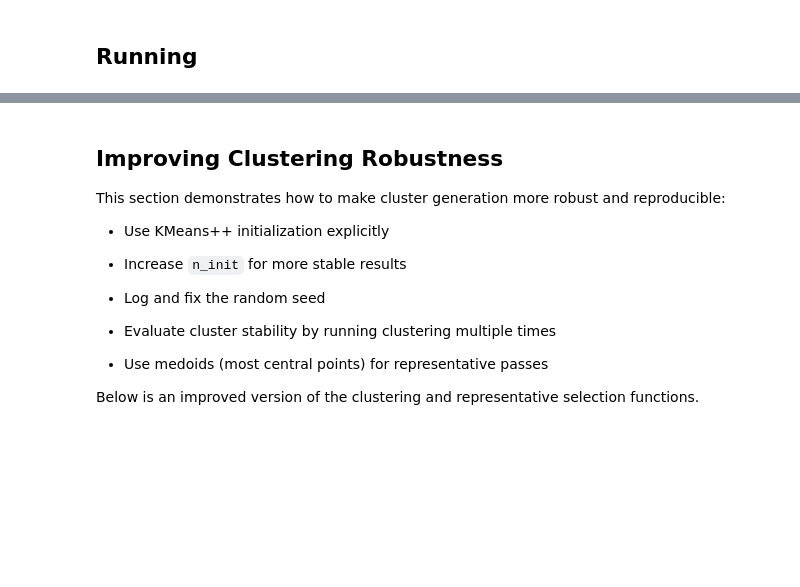
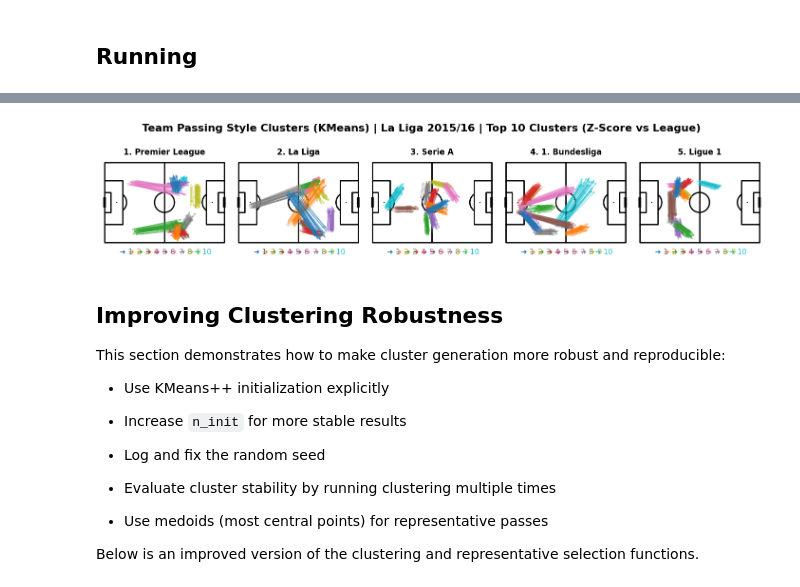
Before and after one commit to clissa/transfer-learning-for-football-AI, a Jupyter notebook: notebooks/covariate shift.ipynb, the cells around one changed output, grey strips where cells are left out. Saved outputs shown, nothing was run; the diff lists cells and outputs as text; code cells hidden in the pictures; blank space fills up the shorter version.

```diff
--- a/notebooks/covariate shift.ipynb
+++ b/notebooks/covariate shift.ipynb
@@ -305,3 +306,25 @@ plot_grid(
+# %%
+# Run robust clustering
+seed = 24
+n_init = 100
+top_n=10
+
+df_all, scaler, model = run_clustering_kmeans(
+    df, n_clusters=N_CLUSTERS, seed=seed, n_init=n_init
+)
+
+dist_all = compute_zscores(df_all)
+
+
+plot_grid(
+    df_all,
+    dist_all,
+    scaler,
+    f"Team Passing Style Clusters (KMeans) | La Liga 2015/16 | Top {top_n} Clusters (Z-Score vs League)",
+    top_n=top_n
+)
+# %% [output]
+[figure, added]
 # %% [markdown]
 ## Improving Clustering Robustness
 
```
Also changed, not shown: parts of 8 cells of this notebook.
